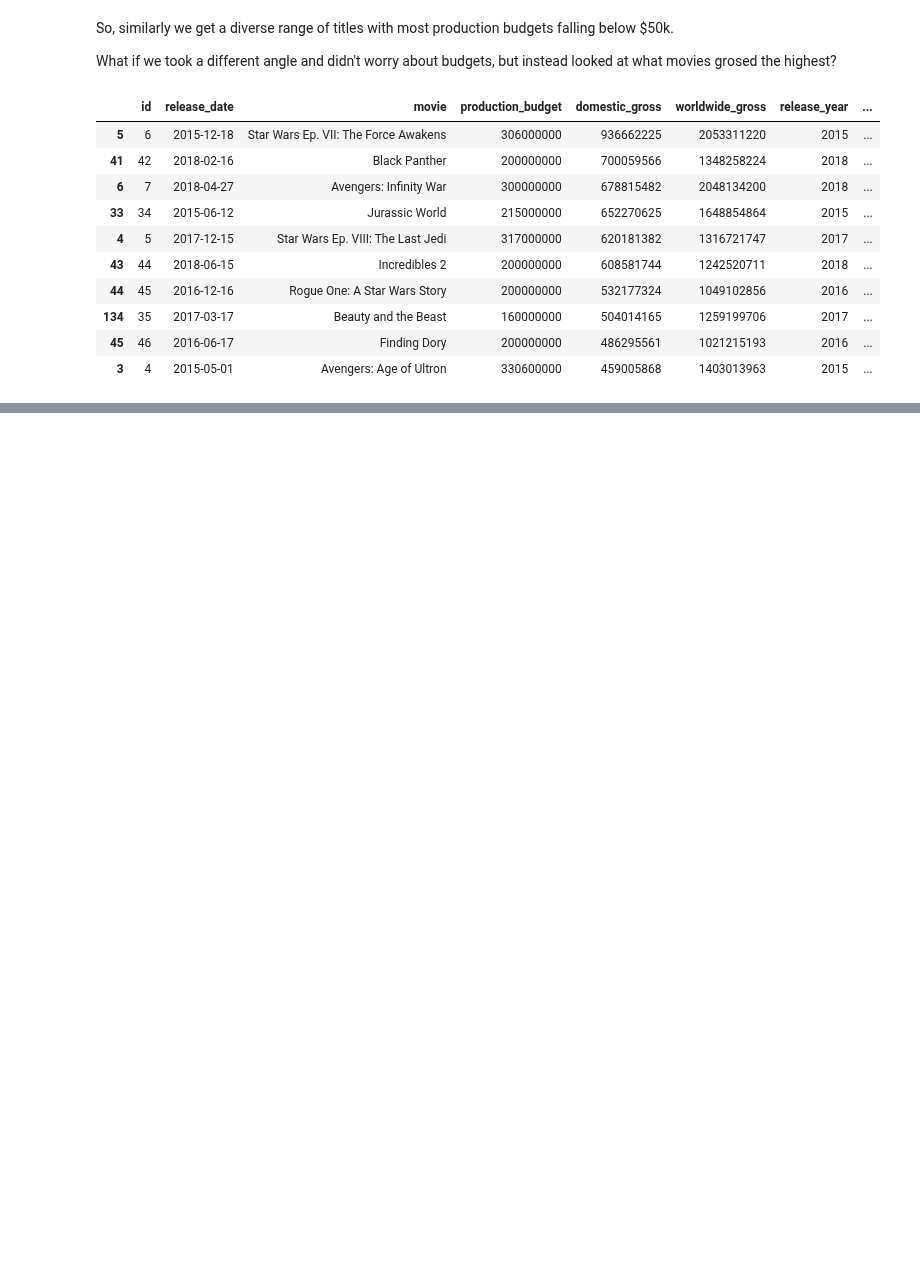
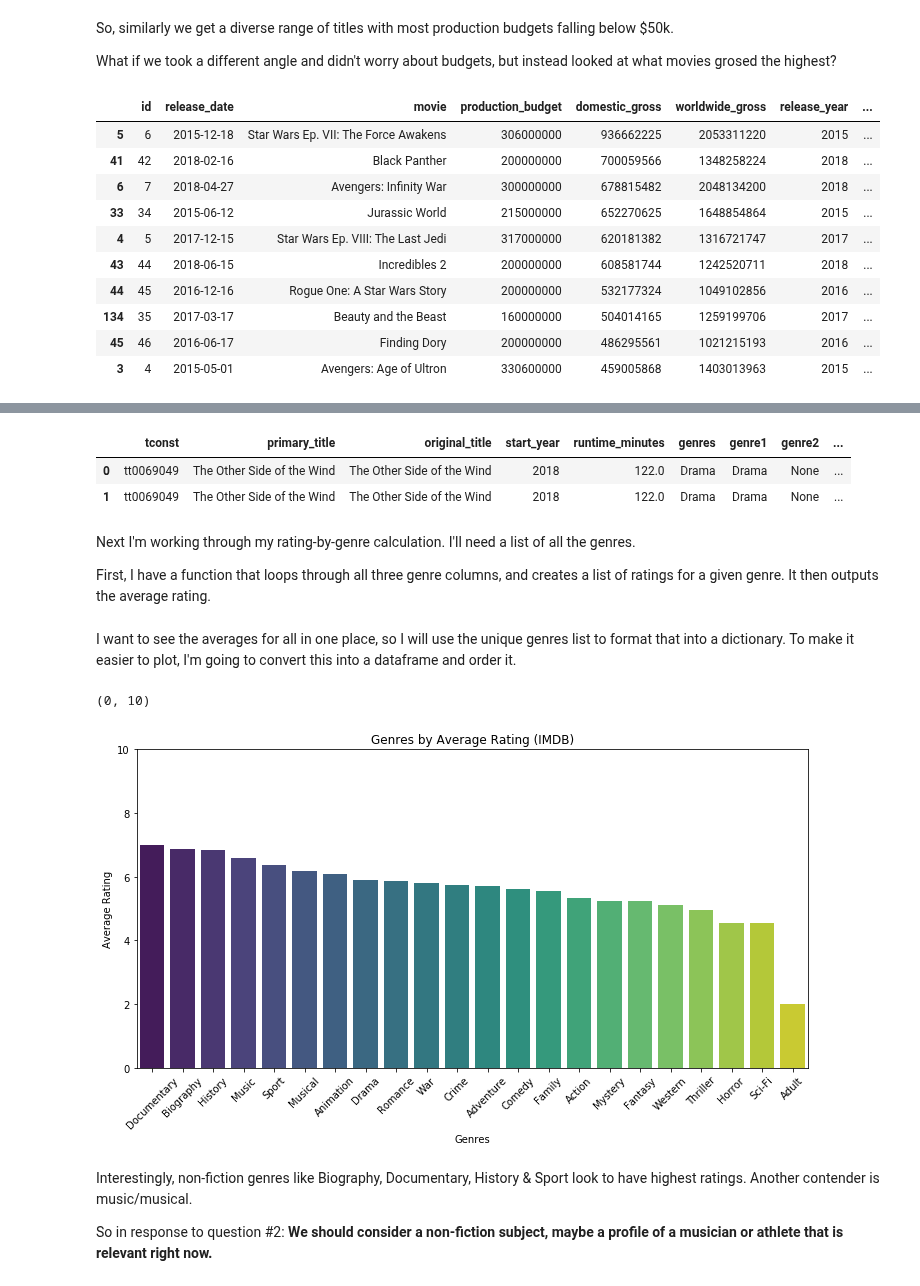
Before and after one commit to christisarv/dsc-phase-1-project-online, a Jupyter notebook: Movie Analysis Notebook.ipynb, the cells around one changed output, grey strips where cells are left out. Saved outputs shown, nothing was run; the diff lists cells and outputs as text; code cells hidden in the pictures; blank space fills up the shorter version.

Commit message:
finished combining data

```diff
--- a/Movie Analysis Notebook.ipynb
+++ b/Movie Analysis Notebook.ipynb
@@ -173,0 +224,13 @@ Great, let's move on to #2 and #3, and start working on the ratings data.
+# %%
+q = '''SELECT *
+        FROM imdb_joined_df
+        JOIN df_imdb_akas
+        ON df_imdb_akas.title_id = imdb_joined_df.tconst
+        ;'''
+
+imdb_all = pysqldf(q)
+imdb_all.head(2)
+# %% [output]
+|  | tconst | primary_title | original_title | start_year | runtime_minutes | genres | genre1 | genre2 | ... |
+| 0 | tt0069049 | The Other Side of the Wind | The Other Side of the Wind | 2018 | 122.0 | Drama | Drama | None | ... |
+| 1 | tt0069049 | The Other Side of the Wind | The Other Side of the Wind | 2018 | 122.0 | Drama | Drama | None | ... |
@@ -173,0 +242,42 @@ Great, let's move on to #2 and #3, and start working on the ratings data.
+# %% [markdown]
+Next I'm working through my rating-by-genre calculation. I'll need a list of all the genres.
+
+First, I have a function that loops through all three genre columns, and creates a list of ratings for a given genre. It then outputs the average rating.
+# %%
+#get a list of all the genres
+genres_list = list(imdb_all['genre1'].unique())
+# %%
+def avg_rating_by_genre(genre):
+    averagerating_list = []
+    for row in imdb_all.index:
+        if (imdb_all['genre1'][row] == genre) | (imdb_all['genre2'][row] == genre) | (imdb_all['genre2'][row] == genre):
+            averagerating_list.append(imdb_all['averagerating'][row])
+    return np.mean(averagerating_list)
+# %% [markdown]
+I want to see the averages for all in one place, so I will use the unique genres list to format that into a dictionary. To make it easier to plot, I'm going to convert this into a dataframe and order it.
+# %%
+# link average rating to each genre in my list using a dictionary
+genre_dict = {}
+for genre in genres_list:
+    value = avg_rating_by_genre(genre)
+    key = genre
+    genre_dict[key] = value
+# %%
+genre_df = pd.DataFrame(list(genre_dict.items()),columns = ['Genre','Average Rating'])
+genre_df = genre_df.sort_values('Average Rating', ascending = False)
+# %%
+plt.figure (figsize=(10,6))
+ax = sns.barplot(x=genre_df['Genre'], y=genre_df['Average Rating'], palette='viridis')
+plt.title('Genres by Average Rating (IMDB)')
+plt.xlabel('Genres')
+plt.ylabel('Average Rating')
+plt.xticks(rotation=45)
+plt.tight_layout()
+plt.ylim(0, 10)
+# %% [output]
+(0, 10)
+[figure, added]
+# %% [markdown]
+Interestingly, non-fiction genres like Biography, Documentary, History & Sport look to have highest ratings. Another contender is music/musical.
+
+So in response to question #2: __We should consider a non-fiction subject, maybe a profile of a musician or athlete that is relevant right now.__
```
Also changed, not shown: parts of 29 cells of this notebook.
